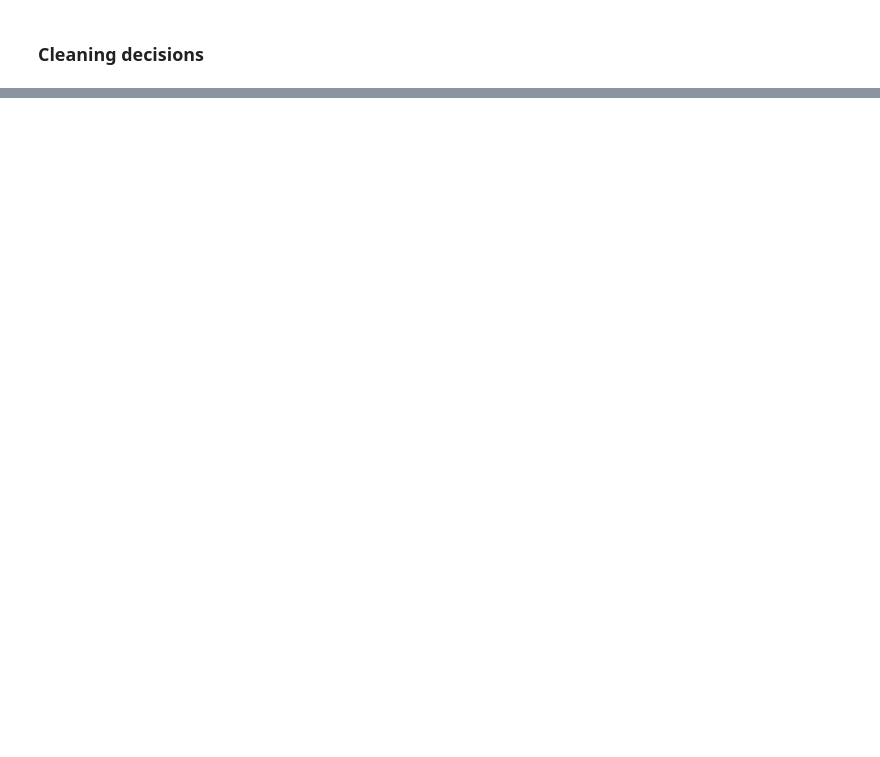
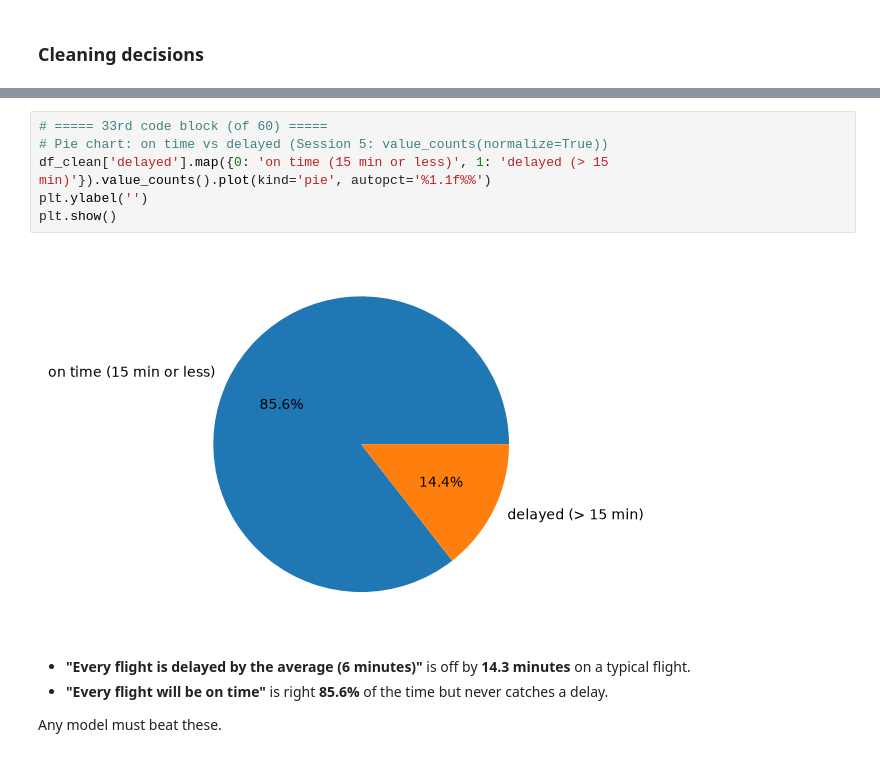
Before and after one commit to seyhasenganz/my-sql-assignment, a Jupyter notebook: flight_weather_analysis/Flight_Weather_Delay_Analysis.ipynb, the cells around one changed output, grey strips where cells are left out. Drawn from its saved outputs; the diff is of its cells as text; blank space fills up the shorter version.

```diff
--- a/flight_weather_analysis/Flight_Weather_Delay_Analysis.ipynb
+++ b/flight_weather_analysis/Flight_Weather_Delay_Analysis.ipynb
@@ -918,0 +493,13 @@ This makes the model useful for flagging which flights to watch.
+# %%
+# ===== 33rd code block (of 60) =====
+# Pie chart: on time vs delayed (Session 5: value_counts(normalize=True))
+df_clean['delayed'].map({0: 'on time (15 min or less)', 1: 'delayed (> 15 min)'}).value_counts().plot(kind='pie', autopct='%1.1f%%')
+plt.ylabel('')
+plt.show()
+# %% [output]
+[figure, added]
+# %% [markdown]
+- **"Every flight is delayed by the average (6 minutes)"** is off by **14.3 minutes** on a typical flight.
+- **"Every flight will be on time"** is right **85.6%** of the time but never catches a delay.
+
+Any model must beat these.
```
Also changed, not shown: parts of 125 cells of this notebook, 1 other file.
